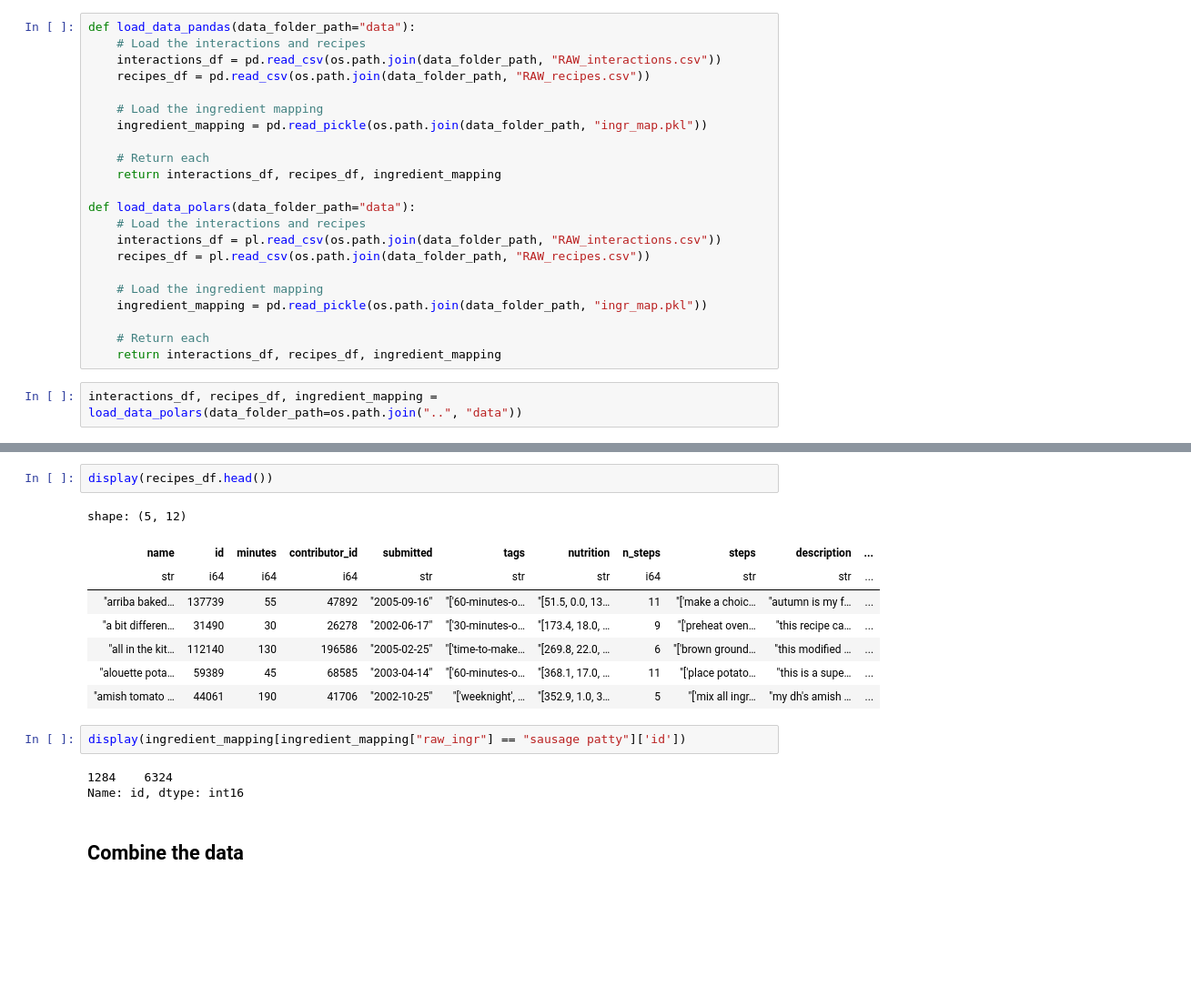
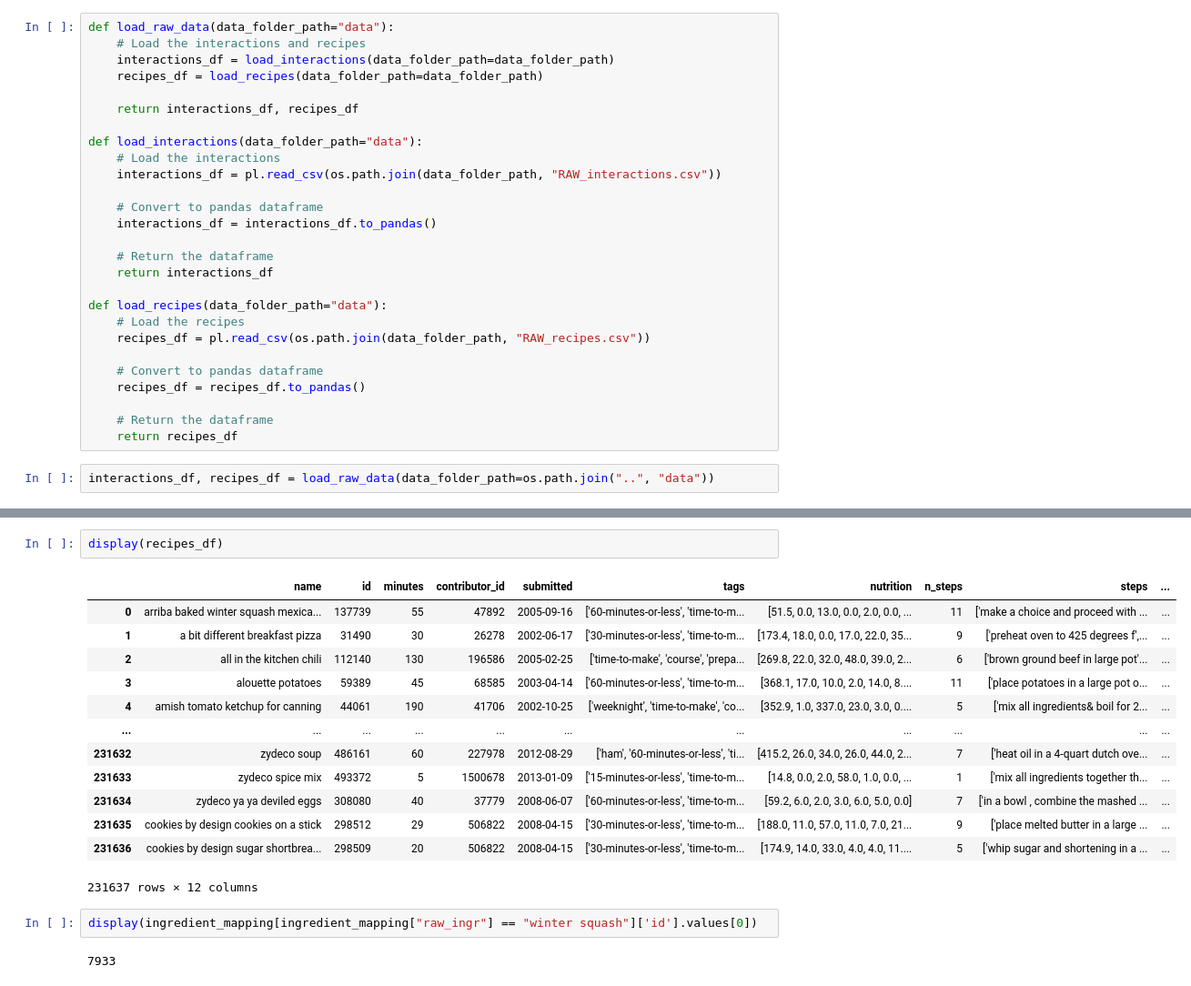
Before and after one commit to guptashrey/Food-Whisperer, a Jupyter notebook: notebooks/data_exploration.ipynb, the cells around one changed output, grey strips where cells are left out. Shown: that part at 91% size. Cells and saved outputs as stored; diff of their text form; blank space fills up the shorter version.

```diff
--- a/notebooks/data_exploration.ipynb
+++ b/notebooks/data_exploration.ipynb
@@ -5,24 +7,29 @@ import polars as pl
 # %%
-def load_data_pandas(data_folder_path="data"):
+def load_raw_data(data_folder_path="data"):
     # Load the interactions and recipes
-    interactions_df = pd.read_csv(os.path.join(data_folder_path, "RAW_interactions.csv"))
-    recipes_df = pd.read_csv(os.path.join(data_folder_path, "RAW_recipes.csv"))
+    interactions_df = load_interactions(data_folder_path=data_folder_path)
+    recipes_df = load_recipes(data_folder_path=data_folder_path)
 
-    # Load the ingredient mapping
-    ingredient_mapping = pd.read_pickle(os.path.join(data_folder_path, "ingr_map.pkl"))
+    return interactions_df, recipes_df
 
-    # Return each
-    return interactions_df, recipes_df, ingredient_mapping
+def load_interactions(data_folder_path="data"):
+    # Load the interactions
+    interactions_df = pl.read_csv(os.path.join(data_folder_path, "RAW_interactions.csv"))
 
-def load_data_polars(data_folder_path="data"):
-    # Load the interactions and recipes
-    interactions_df = pl.read_csv(os.path.join(data_folder_path, "RAW_interactions.csv"))
+    # Convert to pandas dataframe
+    interactions_df = interactions_df.to_pandas()
+
+    # Return the dataframe
+    return interactions_df
+
+def load_recipes(data_folder_path="data"):
+    # Load the recipes
     recipes_df = pl.read_csv(os.path.join(data_folder_path, "RAW_recipes.csv"))
 
-    # Load the ingredient mapping
-    ingredient_mapping = pd.read_pickle(os.path.join(data_folder_path, "ingr_map.pkl"))
+    # Convert to pandas dataframe
+    recipes_df = recipes_df.to_pandas()
 
-    # Return each
-    return interactions_df, recipes_df, ingredient_mapping
+    # Return the dataframe
+    return recipes_df
 # %%
-interactions_df, recipes_df, ingredient_mapping = load_data_polars(data_folder_path=os.path.join("..", "data"))
+interactions_df, recipes_df = load_raw_data(data_folder_path=os.path.join("..", "data"))
@@ -40,18 +53,20 @@ shape: (5, 5)
 # %%
-display(recipes_df.head())
+display(recipes_df)
 # %% [output]
+|  | name | id | minutes | contributor_id | submitted | tags | nutrition | n_steps | steps | ... |
+| 0 | arriba baked winter squash mexica... | 137739 | 55 | 47892 | 2005-09-16 | ['60-minutes-or-less', 'time-to-m... | [51.5, 0.0, 13.0, 0.0, 2.0, 0.0, ... | 11 | ['make a choice and proceed with ... | ... |
+| 1 | a bit different breakfast pizza | 31490 | 30 | 26278 | 2002-06-17 | ['30-minutes-or-less', 'time-to-m... | [173.4, 18.0, 0.0, 17.0, 22.0, 35... | 9 | ['preheat oven to 425 degrees f',... | ... |
+| 2 | all in the kitchen chili | 112140 | 130 | 196586 | 2005-02-25 | ['time-to-make', 'course', 'prepa... | [269.8, 22.0, 32.0, 48.0, 39.0, 2... | 6 | ['brown ground beef in large pot'... | ... |
+| 3 | alouette potatoes | 59389 | 45 | 68585 | 2003-04-14 | ['60-minutes-or-less', 'time-to-m... | [368.1, 17.0, 10.0, 2.0, 14.0, 8.... | 11 | ['place potatoes in a large pot o... | ... |
+| 4 | amish tomato ketchup for canning | 44061 | 190 | 41706 | 2002-10-25 | ['weeknight', 'time-to-make', 'co... | [352.9, 1.0, 337.0, 23.0, 3.0, 0.... | 5 | ['mix all ingredients& boil for 2... | ... |
+| ... | ... | ... | ... | ... | ... | ... | ... | ... | ... | ... |
+| 231632 | zydeco soup | 486161 | 60 | 227978 | 2012-08-29 | ['ham', '60-minutes-or-less', 'ti... | [415.2, 26.0, 34.0, 26.0, 44.0, 2... | 7 | ['heat oil in a 4-quart dutch ove... | ... |
+| 231633 | zydeco spice mix | 493372 | 5 | 1500678 | 2013-01-09 | ['15-minutes-or-less', 'time-to-m... | [14.8, 0.0, 2.0, 58.0, 1.0, 0.0, ... | 1 | ['mix all ingredients together th... | ... |
+| 231634 | zydeco ya ya deviled eggs | 308080 | 40 | 37779 | 2008-06-07 | ['60-minutes-or-less', 'time-to-m... | [59.2, 6.0, 2.0, 3.0, 6.0, 5.0, 0.0] | 7 | ['in a bowl , combine the mashed ... | ... |
+| 231635 | cookies by design cookies on a stick | 298512 | 29 | 506822 | 2008-04-15 | ['30-minutes-or-less', 'time-to-m... | [188.0, 11.0, 57.0, 11.0, 7.0, 21... | 9 | ['place melted butter in a large ... | ... |
+| 231636 | cookies by design sugar shortbrea... | 298509 | 20 | 506822 | 2008-04-15 | ['30-minutes-or-less', 'time-to-m... | [174.9, 14.0, 33.0, 4.0, 4.0, 11.... | 5 | ['whip sugar and shortening in a ... | ... |
-shape: (5, 12)
+231637 rows × 12 columns
-| name | id | minutes | contributor_id | submitted | tags | nutrition | n_steps | steps | description | ... |
-| str | i64 | i64 | i64 | str | str | str | i64 | str | str | ... |
-| "arriba baked… | 137739 | 55 | 47892 | "2005-09-16" | "['60-minutes-o… | "[51.5, 0.0, 13… | 11 | "['make a choic… | "autumn is my f… | ... |
-| "a bit differen… | 31490 | 30 | 26278 | "2002-06-17" | "['30-minutes-o… | "[173.4, 18.0, … | 9 | "['preheat oven… | "this recipe ca… | ... |
-| "all in the kit… | 112140 | 130 | 196586 | "2005-02-25" | "['time-to-make… | "[269.8, 22.0, … | 6 | "['brown ground… | "this modified … | ... |
-| "alouette pota… | 59389 | 45 | 68585 | "2003-04-14" | "['60-minutes-o… | "[368.1, 17.0, … | 11 | "['place potato… | "this is a supe… | ... |
-| "amish tomato … | 44061 | 190 | 41706 | "2002-10-25" | "['weeknight', … | "[352.9, 1.0, 3… | 5 | "['mix all ingr… | "my dh's amish … | ... |
 # %%
-display(ingredient_mapping[ingredient_mapping["raw_ingr"] == "sausage patty"]['id'])
+display(ingredient_mapping[ingredient_mapping["raw_ingr"] == "winter squash"]['id'].values[0])
 # %% [output]
-1284    6324
-Name: id, dtype: int16
+7933
-# %% [markdown]
-## Combine the data
```
Also changed, not shown: parts of 23 cells of this notebook, 4 other files.
